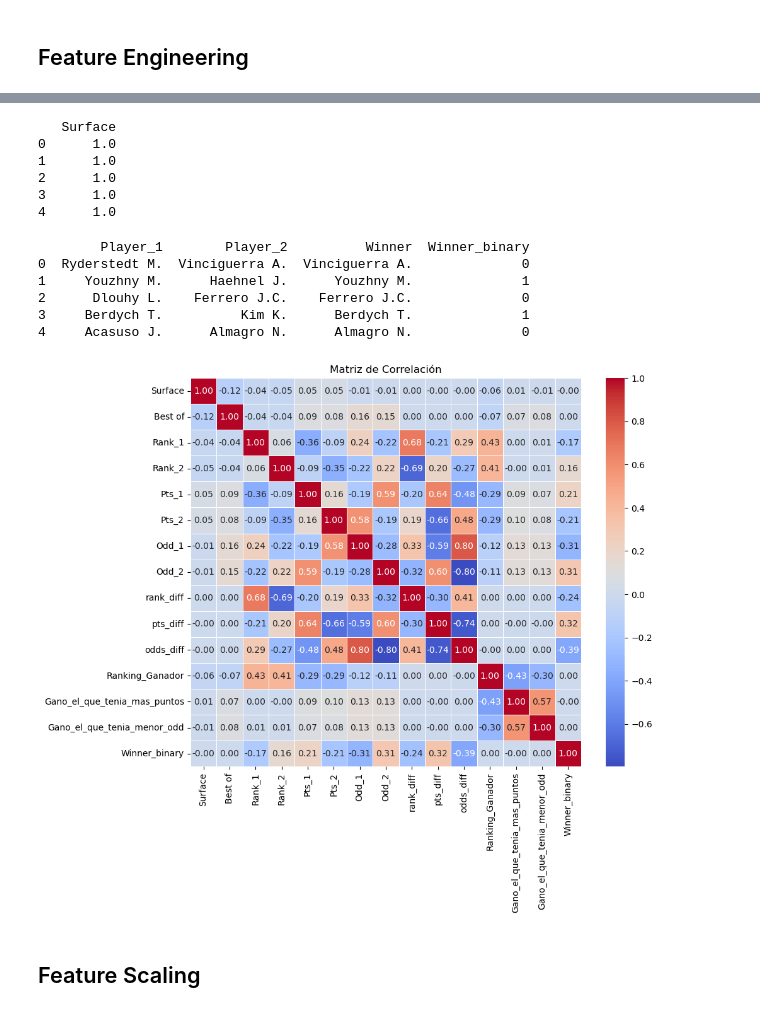
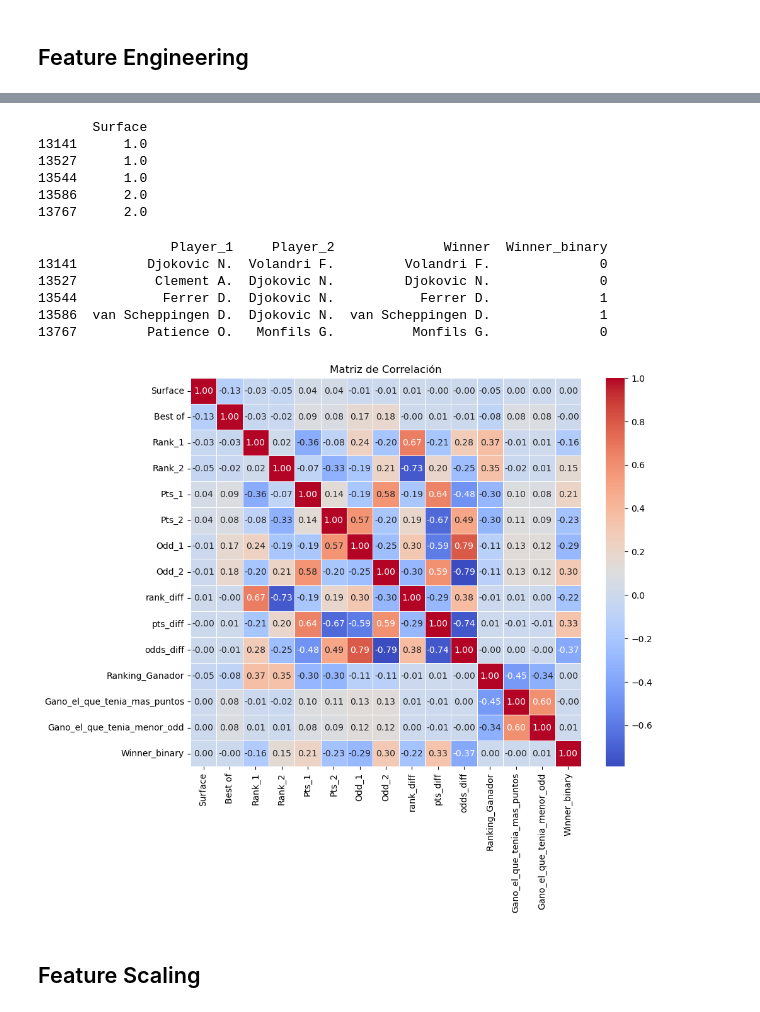
Before and after one commit to Maik3000/PrediccionATP, a Jupyter notebook: atp.ipynb, the cells around one changed output, grey strips where cells are left out. Saved outputs shown, nothing was run; the diff lists cells and outputs as text; code cells hidden in the pictures.

```diff
--- a/atp.ipynb
+++ b/atp.ipynb
@@ -198,18 +187,18 @@ Passing `palette` without assigning `hue` is deprecated and will be removed in v
 # %% [markdown]
 ## Feature Engineering
 # %%
-df['rank_diff'] = df['Rank_1'] - df['Rank_2']
-df['pts_diff'] = df['Pts_1'] - df['Pts_2']
-df['odds_diff'] = df['Odd_1'] - df['Odd_2']
-df['Ranking_Ganador'] = df.apply(lambda row: row['Rank_1'] if row['Winner'] == row['Player_1'] else row['Rank_2'], axis=1)
+df_top100['rank_diff'] = df_top100['Rank_1'] - df_top100['Rank_2']
+df_top100['pts_diff'] = df_top100['Pts_1'] - df_top100['Pts_2']
+df_top100['odds_diff'] = df_top100['Odd_1'] - df_top100['Odd_2']
+df_top100['Ranking_Ganador'] = df_top100.apply(lambda row: row['Rank_1'] if row['Winner'] == row['Player_1'] else row['Rank_2'], axis=1)
 
-df['Gano_el_que_tenia_mas_puntos'] = df.apply(
+df_top100['Gano_el_que_tenia_mas_puntos'] = df_top100.apply(
     lambda row: (row['Pts_1'] > row['Pts_2'] and row['Winner'] == row['Player_1']) or
                 (row['Pts_2'] > row['Pts_1'] and row['Winner'] == row['Player_2']),
     axis=1
 )
 
-df['Gano_el_que_tenia_menor_odd'] = df.apply(
+df_top100['Gano_el_que_tenia_menor_odd'] = df_top100.apply(
     lambda row: (row['Odd_1'] < row['Odd_2'] and row['Winner'] == row['Player_1']) or
                 (row['Odd_2'] < row['Odd_1'] and row['Winner'] == row['Player_2']),
     axis=1
@@ -217,5 +206,5 @@ df['Gano_el_que_tenia_menor_odd'] = df.apply(
 
 
 # Verificar las nuevas columnas
-print(df.head())
+print(df_top100.head())
 # %% [output]
@@ -248,12 +237,10 @@ print(df.head())
 encoder = OneHotEncoder(sparse_output=False, drop='first')  # Deja solo una columna (3 → 0, 5 → 1)
 
 # Aplicar One-Hot Encoding
-encoded_array = encoder.fit_transform(df[['Best of']])
+encoded_array = encoder.fit_transform(df_top100[['Best of']])
 
 # Agregar la columna transformada al DataFrame
-df['Best of'] = encoded_array.astype(int)  # Convertir los valores flotantes a enteros
+df_top100['Best of'] = encoded_array.astype(int)  # Convertir los valores flotantes a enteros
 
-df['Gano_el_que_tenia_mas_puntos'] = df['Gano_el_que_tenia_mas_puntos'].astype(int)
-df['Gano_el_que_tenia_menor_odd'] = df['Gano_el_que_tenia_menor_odd'].astype(int)
-
-df
+df_top100['Gano_el_que_tenia_mas_puntos'] = df_top100['Gano_el_que_tenia_mas_puntos'].astype(int)
+df_top100['Gano_el_que_tenia_menor_odd'] = df_top100['Gano_el_que_tenia_menor_odd'].astype(int)
@@ -276,47 +249,47 @@ df
 surface_mapping = {'Hard': 2, 'Clay': 1, 'Grass': 0}
 
 # Aplicar el mapeo a la columna Surface
-df['Surface'] = df['Surface'].map(surface_mapping)
+df_top100['Surface'] = df_top100['Surface'].map(surface_mapping)
 
 # Mostrar los primeros registros para verificar el cambio
-print(df[['Surface']].head())
+print(df_top100[['Surface']].head())
 # %% [output]
-   Surface
-0      1.0
-1      1.0
-2      1.0
-3      1.0
-4      1.0
+       Surface
+13141      1.0
+13527      1.0
+13544      1.0
+13586      2.0
+13767      2.0
 # %%
 # Crear una nueva variable de resultado binaria
-df['Winner_binary'] = (df['Winner'] == df['Player_1']).astype(int)
+df_top100['Winner_binary'] = (df_top100['Winner'] == df_top100['Player_1']).astype(int)
 
 # Verificar la nueva variable
-print(df[['Player_1', 'Player_2', 'Winner', 'Winner_binary']].head())
+print(df_top100[['Player_1', 'Player_2', 'Winner', 'Winner_binary']].head())
 
 # Eliminar la columna original Winner (opcional)
-df.drop(columns=['Winner'], inplace=True)
+df_top100.drop(columns=['Winner'], inplace=True)
 # %% [output]
-        Player_1        Player_2          Winner  Winner_binary
-0  Ryderstedt M.  Vinciguerra A.  Vinciguerra A.              0
-1     Youzhny M.      Haehnel J.      Youzhny M.              1
-2      Dlouhy L.    Ferrero J.C.    Ferrero J.C.              0
-3     Berdych T.          Kim K.      Berdych T.              1
-4     Acasuso J.      Almagro N.      Almagro N.              0
+                 Player_1     Player_2              Winner  Winner_binary
+13141         Djokovic N.  Volandri F.         Volandri F.              0
+13527          Clement A.  Djokovic N.         Djokovic N.              0
+13544           Ferrer D.  Djokovic N.           Ferrer D.              1
+13586  van Scheppingen D.  Djokovic N.  van Scheppingen D.              1
+13767         Patience O.   Monfils G.          Monfils G.              0
 # %%
 # Seleccionar solo columnas numéricas
-df_numeric = df.select_dtypes(include=['number'])
+df_numeric = df_top100.select_dtypes(include=['number'])
 
 # Calcular la matriz de correlación
 corr_matrix = df_numeric.corr()
 
 # Visualizar la matriz de correlación con Seaborn
 plt.figure(figsize=(10, 8))
 sns.heatmap(corr_matrix, annot=True, cmap='coolwarm', fmt='.2f', linewidths=0.5)
 plt.title('Matriz de Correlación')
 plt.show()
 # %% [output]
-[figure, old version]
+[figure, new version]
 # %%
 def plot_normality(data, variable):
     plt.figure(figsize=(12, 5))
```
Also changed, not shown: parts of 33 cells of this notebook, 4 other files.
